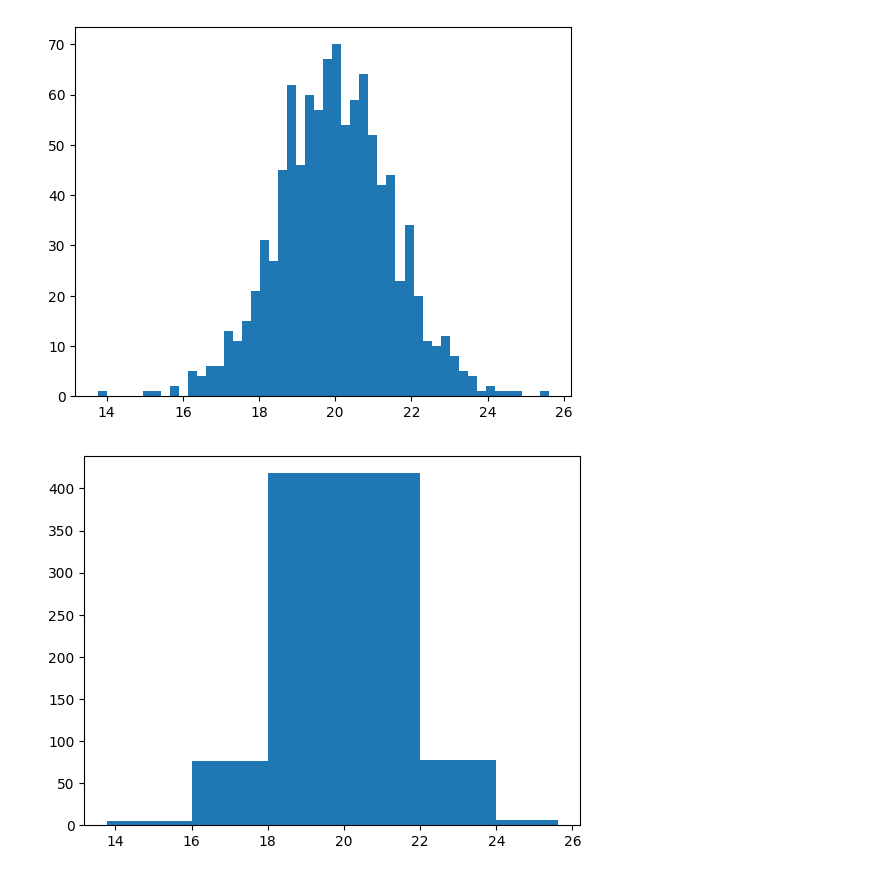
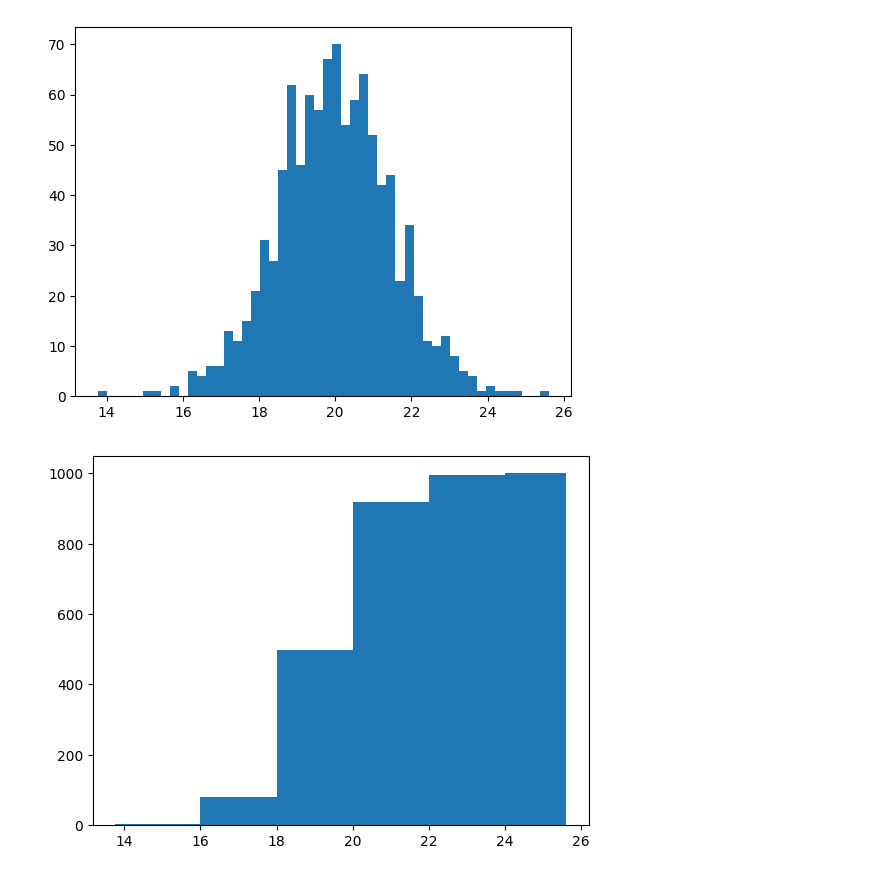
Before and after one commit to alchemistbg/matplotlib, a Jupyter notebook: matplotlib.ipynb, the cells around one changed output. Saved outputs shown, nothing was run; the diff lists cells and outputs as text; code cells hidden in the pictures.

```diff
--- a/matplotlib.ipynb
+++ b/matplotlib.ipynb
@@ -88,6 +88,6 @@ plt.hist(x = hist_data, bins = 50);
 # %% [output]
 [figure]
 # %%
-plt.hist(x = hist_data, bins = [hist_data.min(), 16, 18, hist_data.mean(), 22, 24, hist_data.max()]);
+plt.hist(x = hist_data, bins = [hist_data.min(), 16, 18, hist_data.mean(), 22, 24, hist_data.max()], cumulative = True);
 # %% [output]
-[figure, old version]
+[figure, new version]
```
